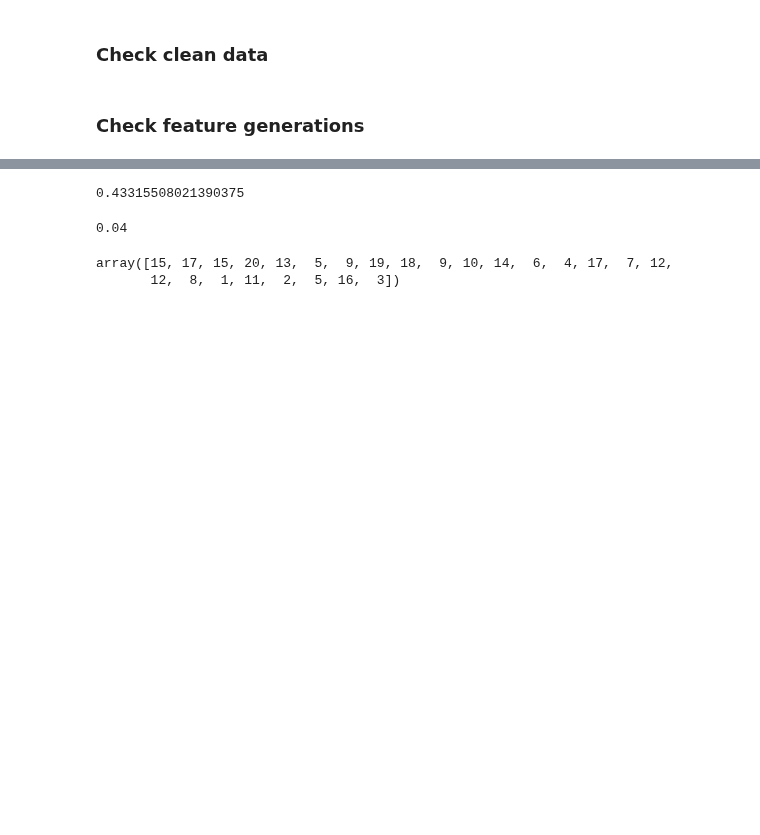
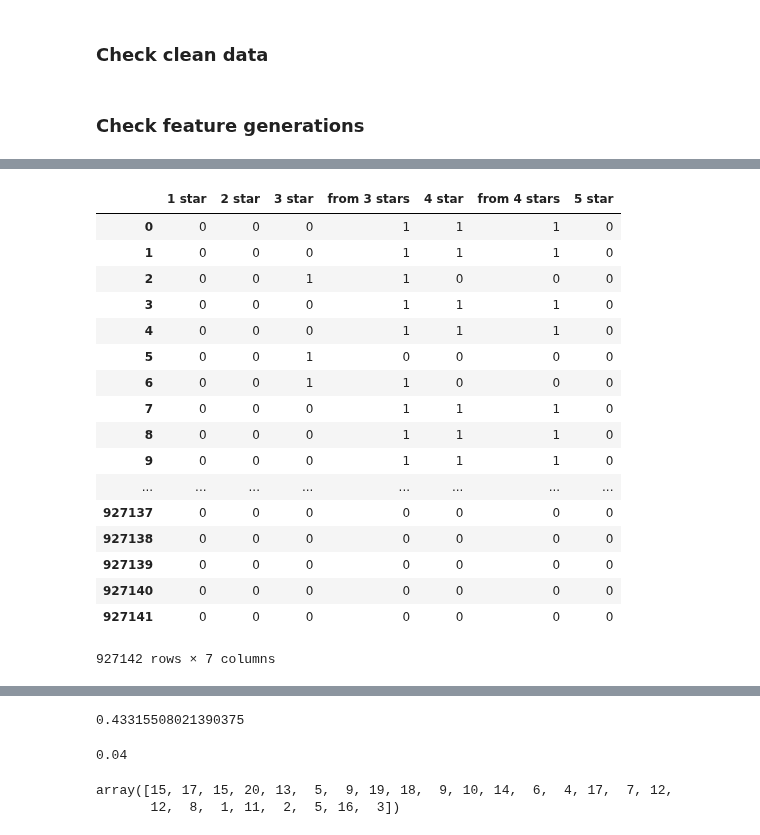
Before and after one commit to samshipengs/naps, a Jupyter notebook: eye_balling.ipynb, the cells around one changed output, grey strips where cells are left out. Cells and saved outputs as stored; diff of their text form; code cells hidden in the pictures; blank space fills up the shorter version.

```diff
--- a/eye_balling.ipynb
+++ b/eye_balling.ipynb
@@ -139,0 +177,21 @@ meta_mapping[meta_mapping.item_id==110702]
+# %%
+meta_mapping[['1 star', '2 star', '3 star', 'from 3 stars', '4 star', 'from 4 stars', '5 star']]
+# %% [output]
+|  | 1 star | 2 star | 3 star | from 3 stars | 4 star | from 4 stars | 5 star |
+| 0 | 0 | 0 | 0 | 1 | 1 | 1 | 0 |
+| 1 | 0 | 0 | 0 | 1 | 1 | 1 | 0 |
+| 2 | 0 | 0 | 1 | 1 | 0 | 0 | 0 |
+| 3 | 0 | 0 | 0 | 1 | 1 | 1 | 0 |
+| 4 | 0 | 0 | 0 | 1 | 1 | 1 | 0 |
+| 5 | 0 | 0 | 1 | 0 | 0 | 0 | 0 |
+| 6 | 0 | 0 | 1 | 1 | 0 | 0 | 0 |
+| 7 | 0 | 0 | 0 | 1 | 1 | 1 | 0 |
+| 8 | 0 | 0 | 0 | 1 | 1 | 1 | 0 |
+| 9 | 0 | 0 | 0 | 1 | 1 | 1 | 0 |
+| ... | ... | ... | ... | ... | ... | ... | ... |
+| 927137 | 0 | 0 | 0 | 0 | 0 | 0 | 0 |
+| 927138 | 0 | 0 | 0 | 0 | 0 | 0 | 0 |
+| 927139 | 0 | 0 | 0 | 0 | 0 | 0 | 0 |
+| 927140 | 0 | 0 | 0 | 0 | 0 | 0 | 0 |
+| 927141 | 0 | 0 | 0 | 0 | 0 | 0 | 0 |
+927142 rows × 7 columns
```
Also changed, not shown: parts of 13 cells of this notebook, 4 other files.
